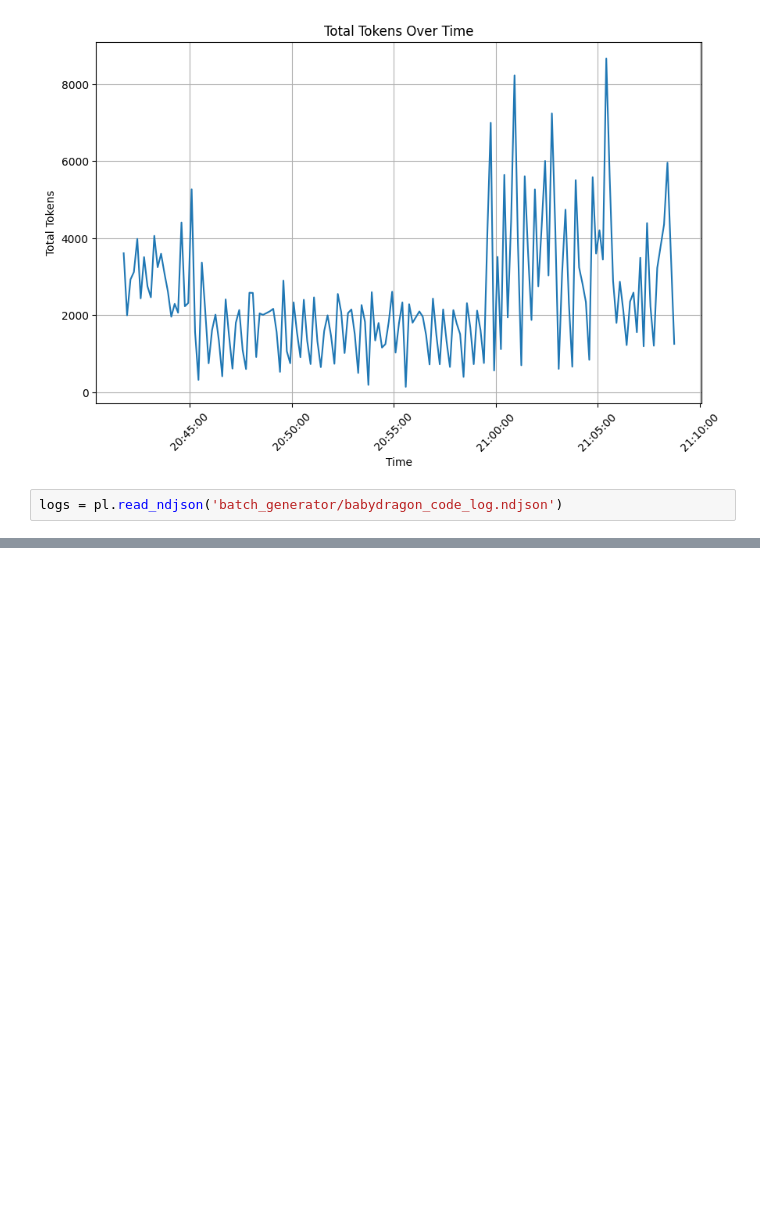
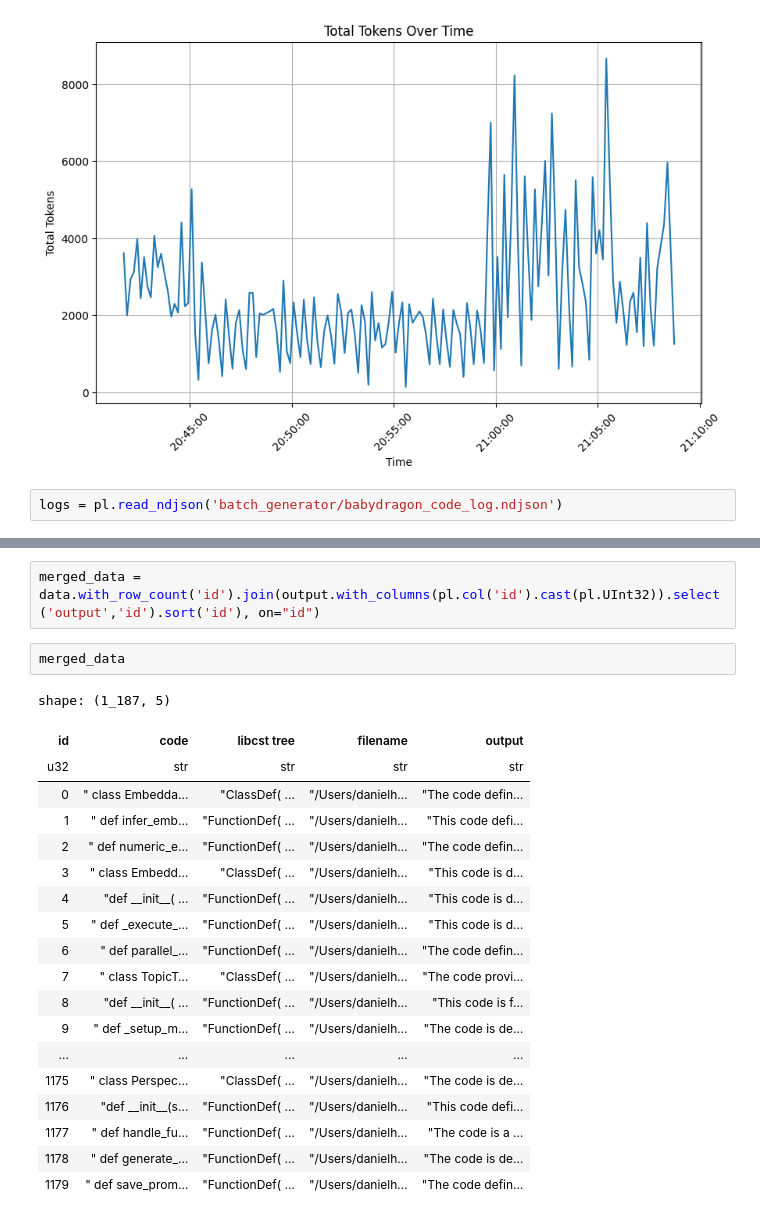
Before and after one commit to Neural-Dragon-AI/BabyDragon, a Jupyter notebook: notebooks/polars_generator_demonstrations/test_libcst.ipynb, the cells around one changed output, grey strips where cells are left out. Cells and saved outputs as stored; diff of their text form; blank space fills up the shorter version.

```diff
--- a/notebooks/polars_generator_demonstrations/test_libcst.ipynb
+++ b/notebooks/polars_generator_demonstrations/test_libcst.ipynb
@@ -363,0 +408,24 @@ shape: (1, 14)
+# %%
+merged_data = data.with_row_count('id').join(output.with_columns(pl.col('id').cast(pl.UInt32)).select('output','id').sort('id'), on="id")
+# %%
+merged_data
+# %% [output]
+shape: (1_187, 5)
+| id | code | libcst tree | filename | output |
+| u32 | str | str | str | str |
+| 0 | " class Embedda… | "ClassDef( … | "/Users/danielh… | "The code defin… |
+| 1 | " def infer_emb… | "FunctionDef( … | "/Users/danielh… | "This code defi… |
+| 2 | " def numeric_e… | "FunctionDef( … | "/Users/danielh… | "The code defin… |
+| 3 | " class Embedd… | "ClassDef( … | "/Users/danielh… | "This code is d… |
+| 4 | "def __init__( … | "FunctionDef( … | "/Users/danielh… | "This code is d… |
+| 5 | " def _execute_… | "FunctionDef( … | "/Users/danielh… | "This code is d… |
+| 6 | " def parallel_… | "FunctionDef( … | "/Users/danielh… | "The code defin… |
+| 7 | " class TopicT… | "ClassDef( … | "/Users/danielh… | "The code provi… |
+| 8 | "def __init__( … | "FunctionDef( … | "/Users/danielh… | "This code is f… |
+| 9 | " def _setup_m… | "FunctionDef( … | "/Users/danielh… | "The code is de… |
+| ... | ... | ... | ... | ... |
+| 1175 | " class Perspec… | "ClassDef( … | "/Users/danielh… | "The code is de… |
+| 1176 | "def __init__(s… | "FunctionDef( … | "/Users/danielh… | "This code defi… |
+| 1177 | " def handle_fu… | "FunctionDef( … | "/Users/danielh… | "The code is a … |
+| 1178 | " def generate_… | "FunctionDef( … | "/Users/danielh… | "The code is de… |
+| 1179 | " def save_prom… | "FunctionDef( … | "/Users/danielh… | "The code defin… |
```
Also changed, not shown: parts of 5 cells of this notebook.
